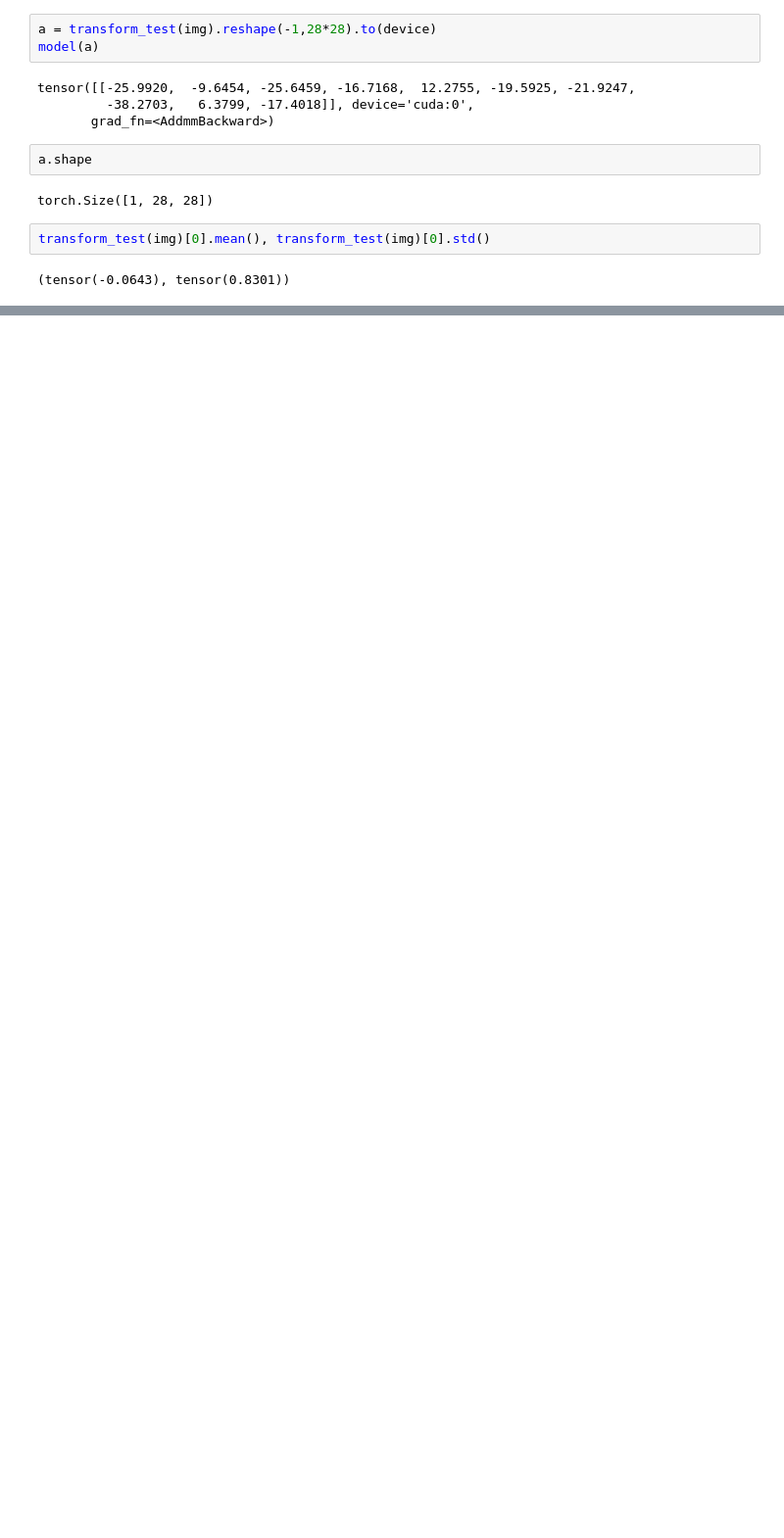
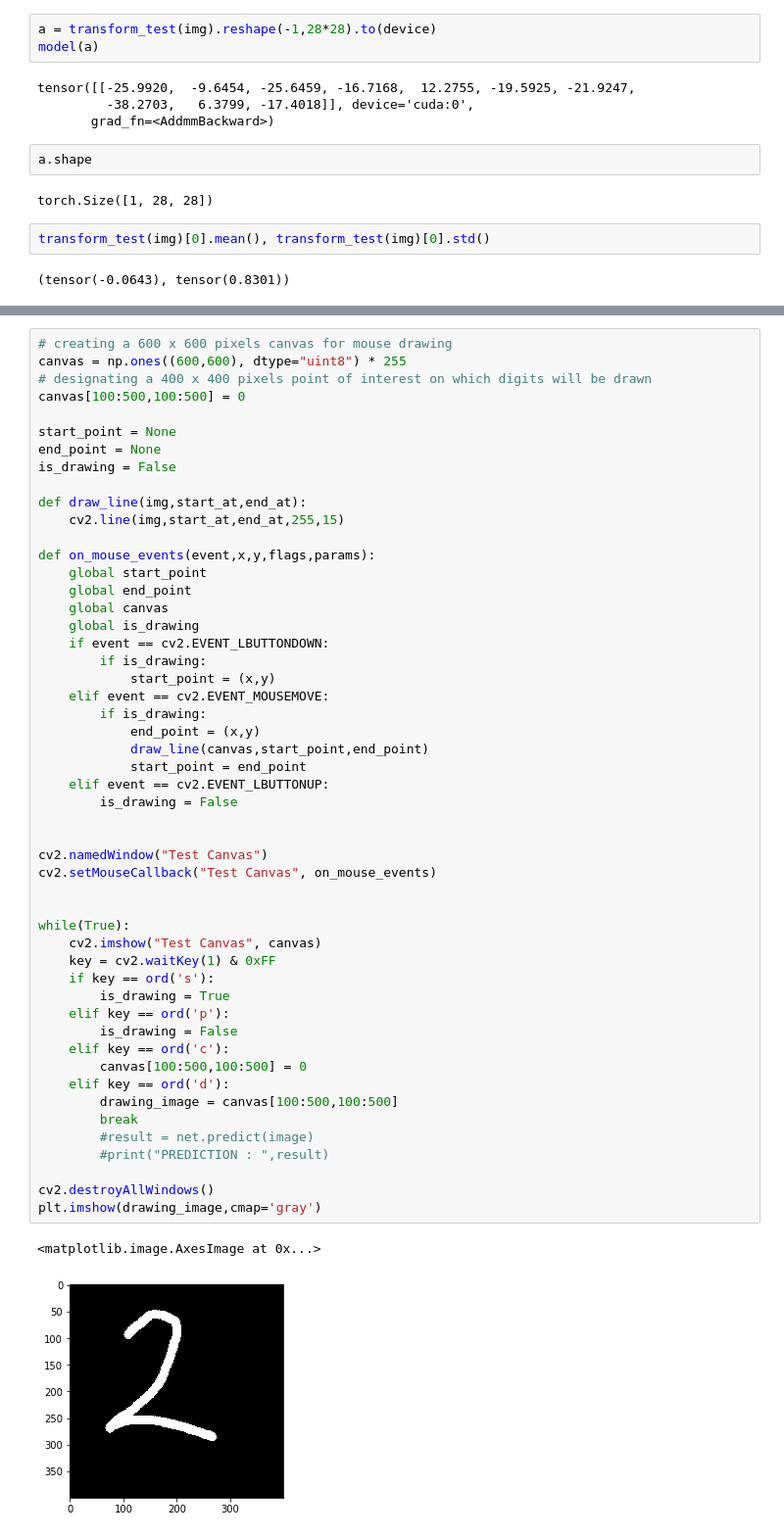
Before and after one commit to hccho2/hccho2FirstGitProject, a Jupyter notebook: torch_files/MNIST_loading.ipynb, the cells around one changed output, grey strips where cells are left out. Shown at 98% size. Drawn from its saved outputs; the diff is of its cells as text; blank space fills up the shorter version.

```diff
--- a/torch_files/MNIST_loading.ipynb
+++ b/torch_files/MNIST_loading.ipynb
@@ -283,0 +290,54 @@ transform_test(img)[0].mean(), transform_test(img)[0].std()
+# %%
+# creating a 600 x 600 pixels canvas for mouse drawing
+canvas = np.ones((600,600), dtype="uint8") * 255
+# designating a 400 x 400 pixels point of interest on which digits will be drawn
+canvas[100:500,100:500] = 0
+
+start_point = None
+end_point = None
+is_drawing = False
+
+def draw_line(img,start_at,end_at):
+    cv2.line(img,start_at,end_at,255,15)
+
+def on_mouse_events(event,x,y,flags,params):
+    global start_point
+    global end_point
+    global canvas
+    global is_drawing
+    if event == cv2.EVENT_LBUTTONDOWN:
+        if is_drawing:
+            start_point = (x,y)
+    elif event == cv2.EVENT_MOUSEMOVE:
+        if is_drawing:
+            end_point = (x,y)
+            draw_line(canvas,start_point,end_point)
+            start_point = end_point
+    elif event == cv2.EVENT_LBUTTONUP:
+        is_drawing = False
+
+
+cv2.namedWindow("Test Canvas")
+cv2.setMouseCallback("Test Canvas", on_mouse_events)
+
+
+while(True):
+    cv2.imshow("Test Canvas", canvas)
+    key = cv2.waitKey(1) & 0xFF
+    if key == ord('s'):
+        is_drawing = True
+    elif key == ord('p'):
+        is_drawing = False
+    elif key == ord('c'):
+        canvas[100:500,100:500] = 0
+    elif key == ord('d'):
+        drawing_image = canvas[100:500,100:500]
+        break
+        #result = net.predict(image)
+        #print("PREDICTION : ",result)
+
+cv2.destroyAllWindows()
+plt.imshow(drawing_image,cmap='gray')
+# %% [output]
+<matplotlib.image.AxesImage at 0x...>
+[figure, added]
```
Also changed, not shown: parts of 14 cells of this notebook.
